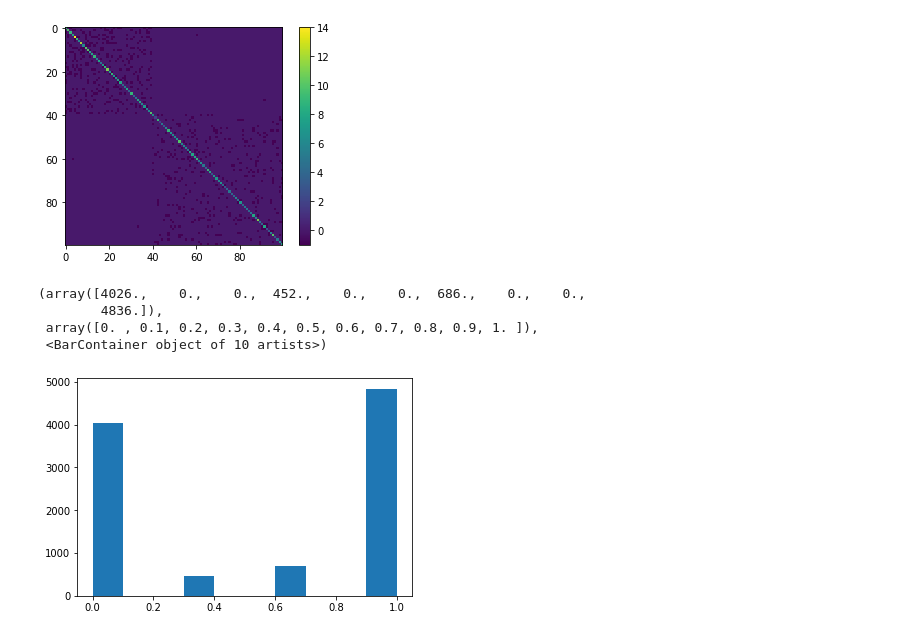
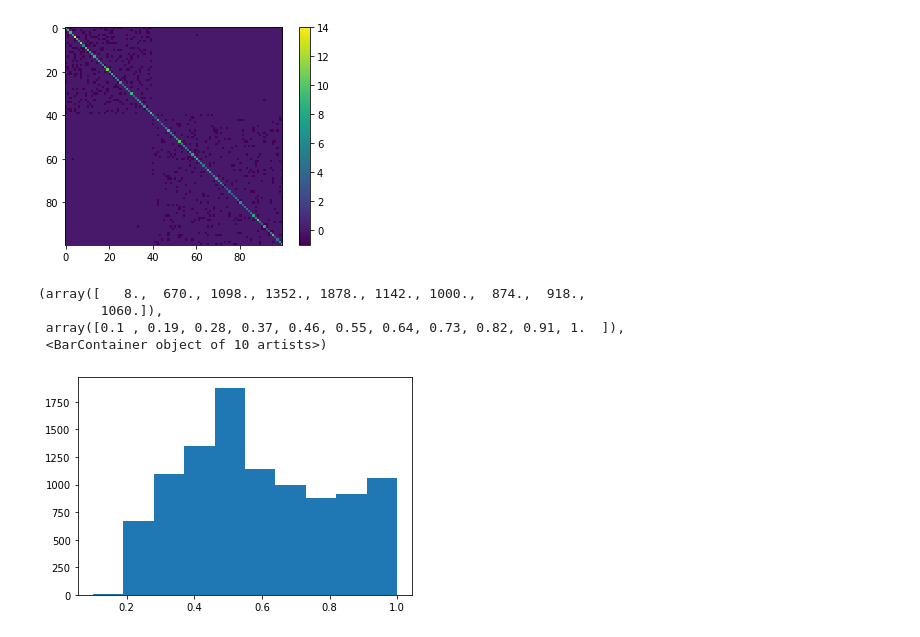
Before and after one commit to sekunder/clustering, a Jupyter notebook: most recent progress on stochastic block model.ipynb, the cells around one changed output. Drawn from its saved outputs; the diff is of its cells as text; code cells hidden in the pictures.

```diff
--- a/most recent progress on stochastic block model.ipynb
+++ b/most recent progress on stochastic block model.ipynb
@@ -406,7 +406,7 @@ plt.colorbar()
 [figure]
 # %%
 sizes2=[2*20, 2*30]
-probs_test = [[ 0.3, 0.3], [ 0.3, 0.4]]
+probs_test = [[ 0.5, 0.1], [ 0.1, 0.4]]
 g2 = nx.stochastic_block_model(sizes2, probs_test, seed=1)
 
 def averaging_cluster(g, times= 3, embeding= LSE):
@@ -420,11 +420,11 @@ def averaging_cluster(g, times= 3, embeding= LSE):
 
 
     return sum(labels1)/times
-# %%
-plt.hist(averaging_cluster(g2))
-# %% [output]
-(array([4026.,    0.,    0.,  452.,    0.,    0.,  686.,    0.,    0.,
-        4836.]),
- array([0. , 0.1, 0.2, 0.3, 0.4, 0.5, 0.6, 0.7, 0.8, 0.9, 1. ]),
- <BarContainer object of 10 artists>)
-[figure, removed]
+# %%
+plt.hist(averaging_cluster(g2, times=10, embeding=LSE))
+# %% [output]
+(array([   8.,  670., 1098., 1352., 1878., 1142., 1000.,  874.,  918.,
+        1060.]),
+ array([0.1 , 0.19, 0.28, 0.37, 0.46, 0.55, 0.64, 0.73, 0.82, 0.91, 1.  ]),
+ <BarContainer object of 10 artists>)
+[figure, added]
```
